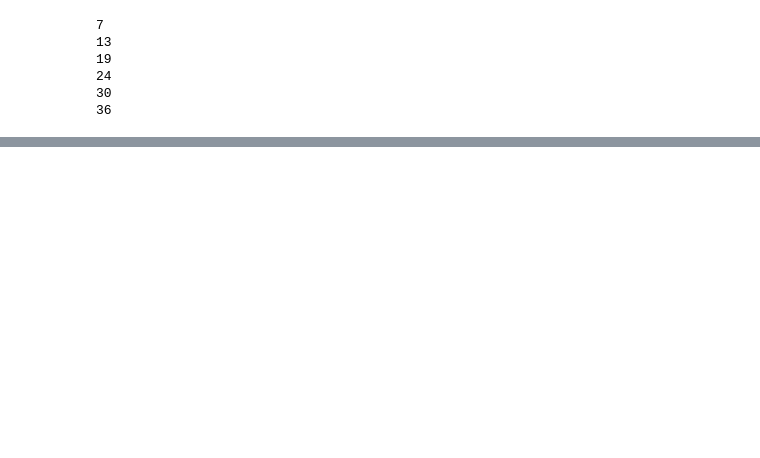
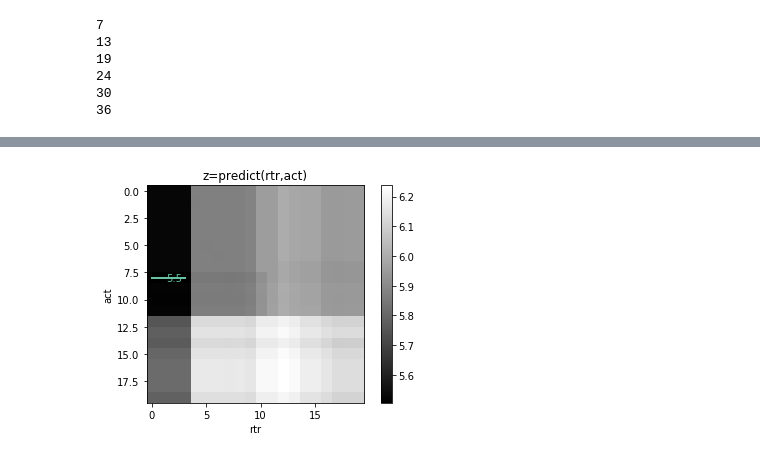
Before and after one commit to rilianx/Research, a Jupyter notebook: docs/Predicción actual/Datos de experimento/Por semestre/Experimento por semestre np.ipynb, the cells around one changed output, grey strips where cells are left out. Cells and saved outputs as stored; diff of their text form; code cells hidden in the pictures; blank space fills up the shorter version.

```diff
--- a/docs/Predicción actual/Datos de experimento/Por semestre/Experimento por semestre np.ipynb
+++ b/docs/Predicción actual/Datos de experimento/Por semestre/Experimento por semestre np.ipynb
@@ -1037,3 +1048,34 @@ grid_rfr = GridSearchCV(estimator=estimator,
+# %%
+x = np.arange(-2.,2.,0.2)
+y = np.arange(-2.,2.,0.2)
+X,Y = np.meshgrid(x, y) # grid of point
+YY = X_test.values.copy()
+
+def z_func(X,Y, n, p1, p2):
+    Z = np.zeros((len(X),len(Y)),dtype=np.float64)
+    for i in range(len(X)):
+        for j in range(len(Y)):
+            YY[n][p1]=X[i]
+            YY[n][p2]=Y[j]
+            Z[i][j]=grid_rfr.best_estimator_.predict([YY[n]])
+    return Z
+
+Z = z_func(x, y, 0, 7, 22) # evaluation of the function on the grid
+# %%
+
+
+im = plt.imshow(Z,cmap=plt.cm.binary_r) # drawing the function
+# adding the Contour lines with labels
+cset = plt.contour(Z,np.arange(-2,2,0.2),linewidths=2,cmap=plt.cm.Set2)
+plt.clabel(cset,inline=True,fmt='%1.1f',fontsize=10)
+plt.colorbar(im) # adding the colobar on the right
+# latex fashion title
+plt.title('z=predict(rtr,act)')
+plt.xlabel('rtr')
+plt.ylabel('act')
+plt.show()
+# %% [output]
+[figure, added]
 # %%
 #Combinación de laboratorios
 dataset = datalab1_norm[[TARGET] + selected_features_rfr_1].join(datalab2_norm[selected_features_rfr_2])
```
Also changed, not shown: parts of 52 cells of this notebook, 48 other files.
